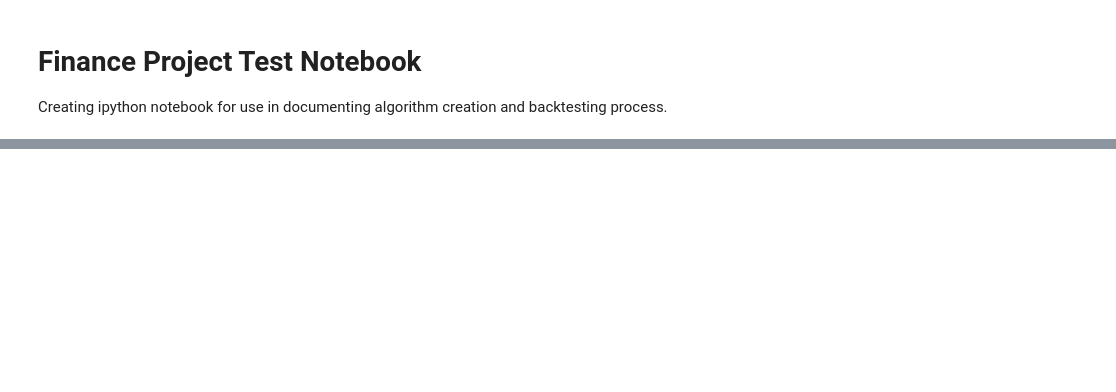
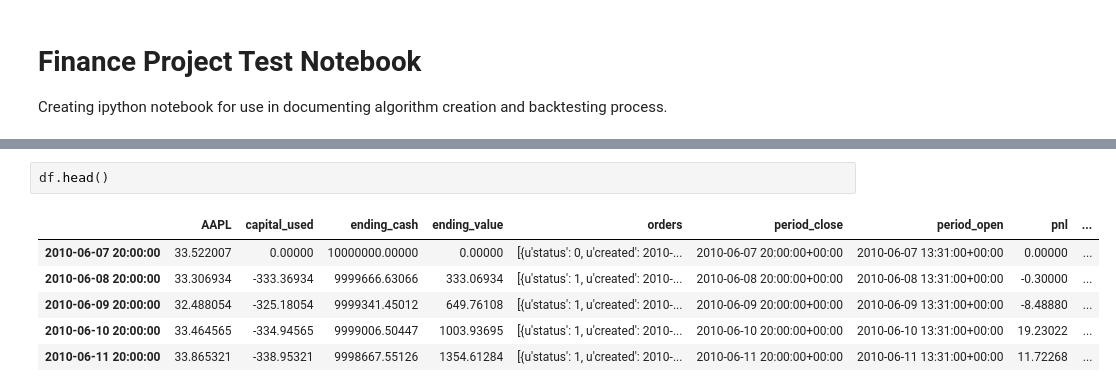
Before and after one commit to kushthaker/flask-app, a Jupyter notebook: Finance_Project.ipynb, the cells around one changed output, grey strips where cells are left out. Cells and saved outputs as stored; diff of their text form; blank space fills up the shorter version.

```diff
--- a/Finance_Project.ipynb
+++ b/Finance_Project.ipynb
@@ -27,0 +26,9 @@ df.apply(lambda x: x ** 2, axis=0)
+# %%
+df.head()
+# %% [output]
+|  | AAPL | capital_used | ending_cash | ending_value | orders | period_close | period_open | pnl | ... |
+| 2010-06-07 20:00:00 | 33.522007 | 0.00000 | 10000000.00000 | 0.00000 | [{u'status': 0, u'created': 2010-... | 2010-06-07 20:00:00+00:00 | 2010-06-07 13:31:00+00:00 | 0.00000 | ... |
+| 2010-06-08 20:00:00 | 33.306934 | -333.36934 | 9999666.63066 | 333.06934 | [{u'status': 1, u'created': 2010-... | 2010-06-08 20:00:00+00:00 | 2010-06-08 13:31:00+00:00 | -0.30000 | ... |
+| 2010-06-09 20:00:00 | 32.488054 | -325.18054 | 9999341.45012 | 649.76108 | [{u'status': 1, u'created': 2010-... | 2010-06-09 20:00:00+00:00 | 2010-06-09 13:31:00+00:00 | -8.48880 | ... |
+| 2010-06-10 20:00:00 | 33.464565 | -334.94565 | 9999006.50447 | 1003.93695 | [{u'status': 1, u'created': 2010-... | 2010-06-10 20:00:00+00:00 | 2010-06-10 13:31:00+00:00 | 19.23022 | ... |
+| 2010-06-11 20:00:00 | 33.865321 | -338.95321 | 9998667.55126 | 1354.61284 | [{u'status': 1, u'created': 2010-... | 2010-06-11 20:00:00+00:00 | 2010-06-11 13:31:00+00:00 | 11.72268 | ... |
```
Also changed, not shown: parts of 20 cells of this notebook, 1 other file.
